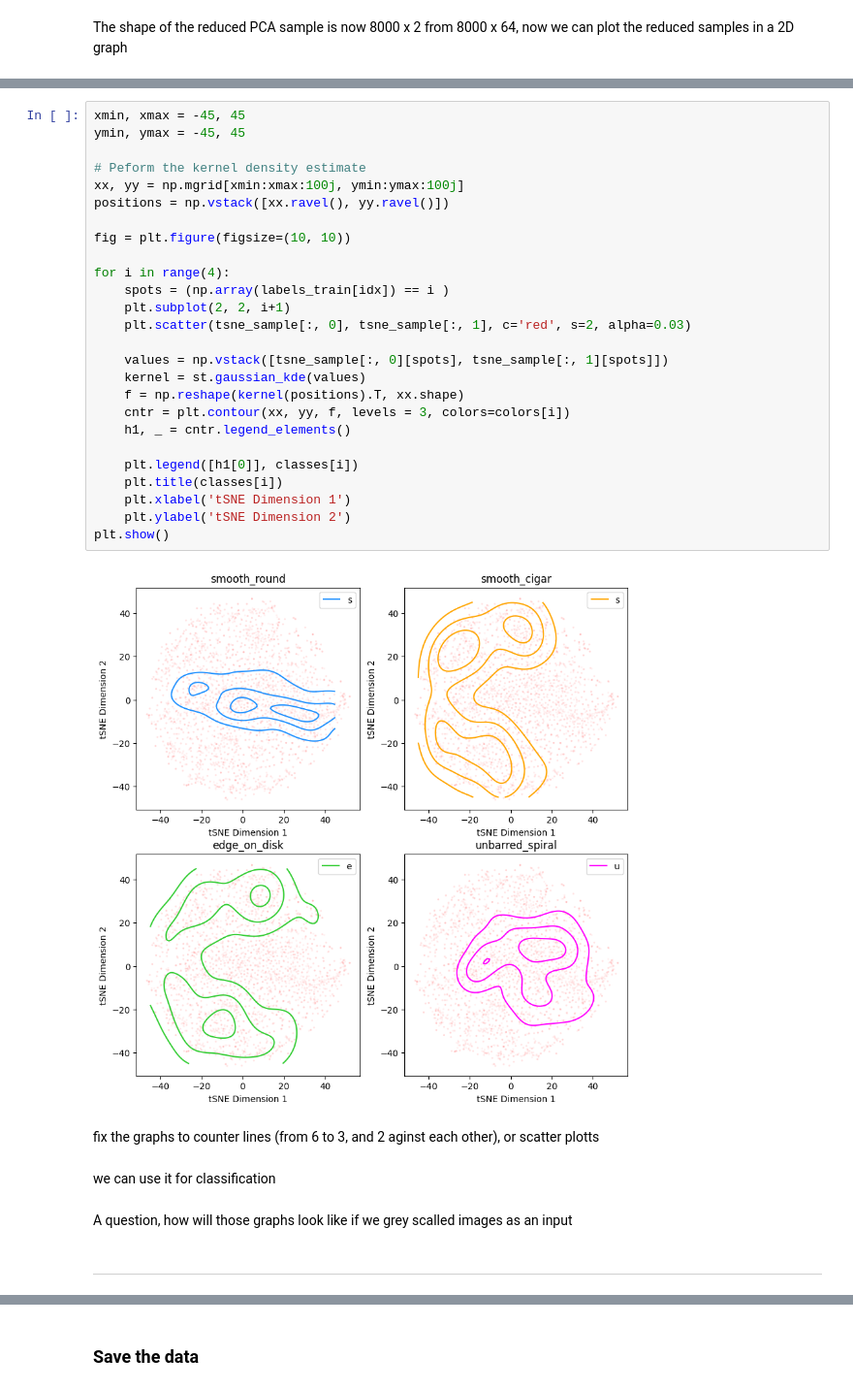
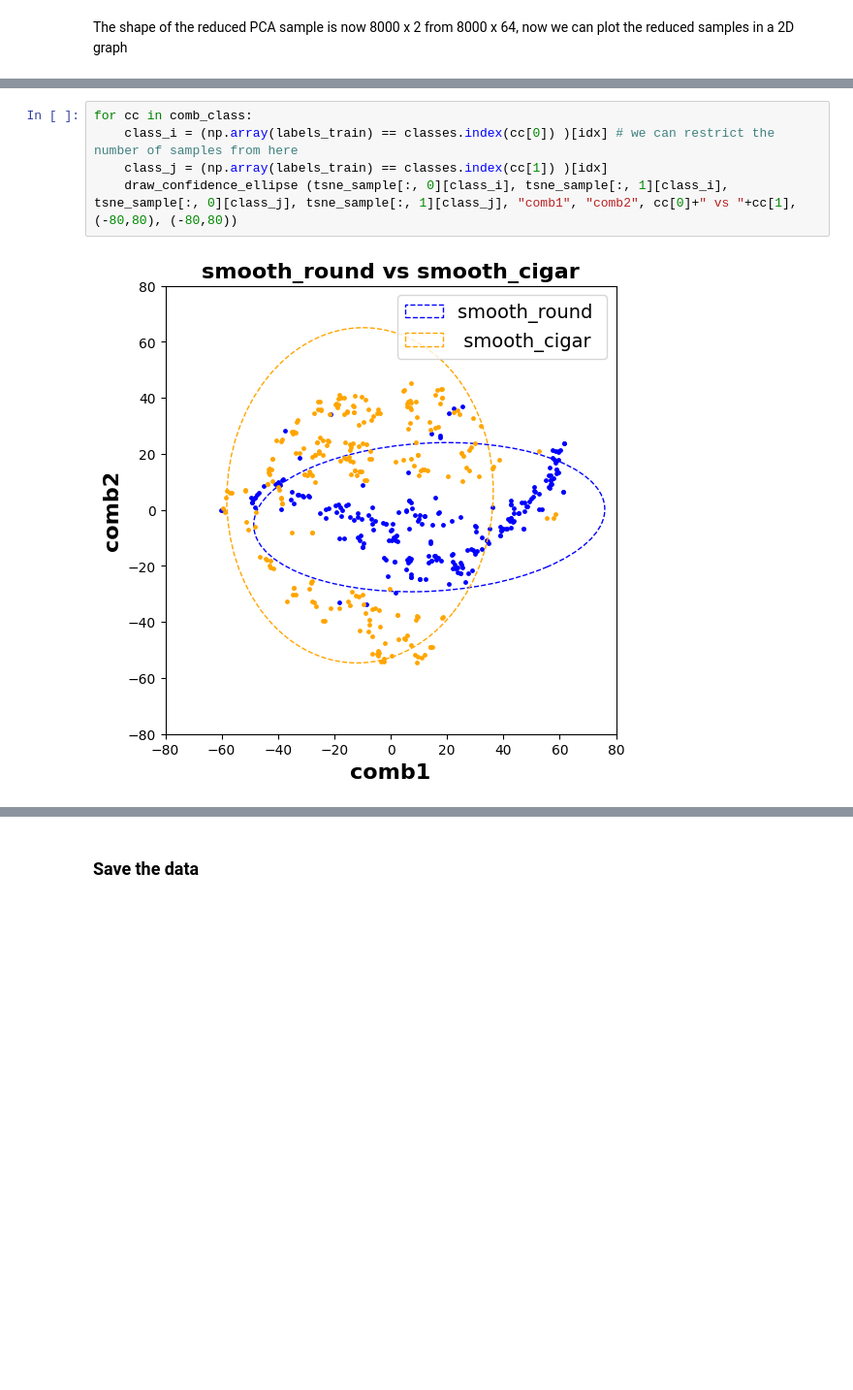
Before and after one commit to ezrafielding/galaxy-cluster, a Jupyter notebook: 3-Visualisation.ipynb, the cells around one changed output, grey strips where cells are left out. Shown at 97% size. Saved outputs shown, nothing was run; the diff lists cells and outputs as text; blank space fills up the shorter version.

```diff
--- a/3-Visualisation.ipynb
+++ b/3-Visualisation.ipynb
@@ -186,37 +135,8 @@ idx = np.random.choice(auto_df_train.shape[0], 4000)
 tsne_sample = TSNE(n_components=2, init='pca', perplexity=10, learning_rate = 10).fit_transform(np.array(auto_df_train)[idx])
-# %%
-xmin, xmax = -45, 45
-ymin, ymax = -45, 45
-
-# Peform the kernel density estimate
-xx, yy = np.mgrid[xmin:xmax:100j, ymin:ymax:100j]
-positions = np.vstack([xx.ravel(), yy.ravel()])
-
-fig = plt.figure(figsize=(10, 10))
-
-for i in range(4):
-    spots = (np.array(labels_train[idx]) == i )
-    plt.subplot(2, 2, i+1)
-    plt.scatter(tsne_sample[:, 0], tsne_sample[:, 1], c='red', s=2, alpha=0.03)
-
-    values = np.vstack([tsne_sample[:, 0][spots], tsne_sample[:, 1][spots]])
-    kernel = st.gaussian_kde(values)
-    f = np.reshape(kernel(positions).T, xx.shape)
-    cntr = plt.contour(xx, yy, f, levels = 3, colors=colors[i])
-    h1, _ = cntr.legend_elements()
-
-    plt.legend([h1[0]], classes[i])
-    plt.title(classes[i])
-    plt.xlabel('tSNE Dimension 1')
-    plt.ylabel('tSNE Dimension 2')
-plt.show()
-# %% [output]
-[figure, removed]
-# %% [markdown]
-fix the graphs to counter lines (from 6 to 3, and 2 aginst each other), or scatter plotts
-# %% [markdown]
-we can use it for classification
-# %% [markdown]
-A question, how will those graphs look like if we grey scalled images as an input
-# %% [markdown]
----
+# %%
+for cc in comb_class:
+    class_i = (np.array(labels_train) == classes.index(cc[0]) )[idx] # we can restrict the number of samples from here
+    class_j = (np.array(labels_train) == classes.index(cc[1]) )[idx]
+    draw_confidence_ellipse (tsne_sample[:, 0][class_i], tsne_sample[:, 1][class_i], tsne_sample[:, 0][class_j], tsne_sample[:, 1][class_j], "comb1", "comb2", cc[0]+" vs "+cc[1], (-80,80), (-80,80))
+# %% [output]
+[figure, added]
```
Also changed, not shown: parts of 32 cells of this notebook, 2 other files.
